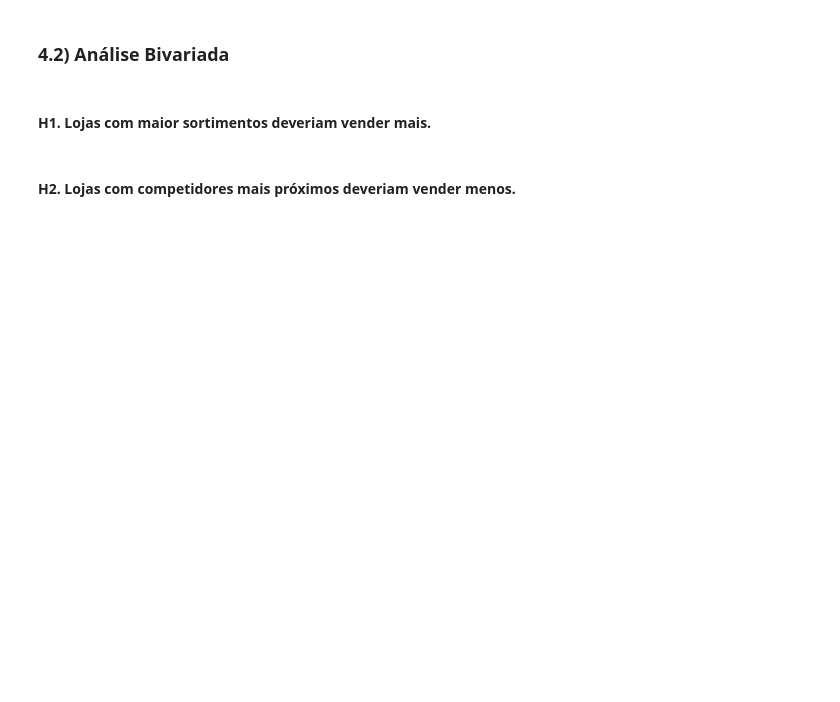
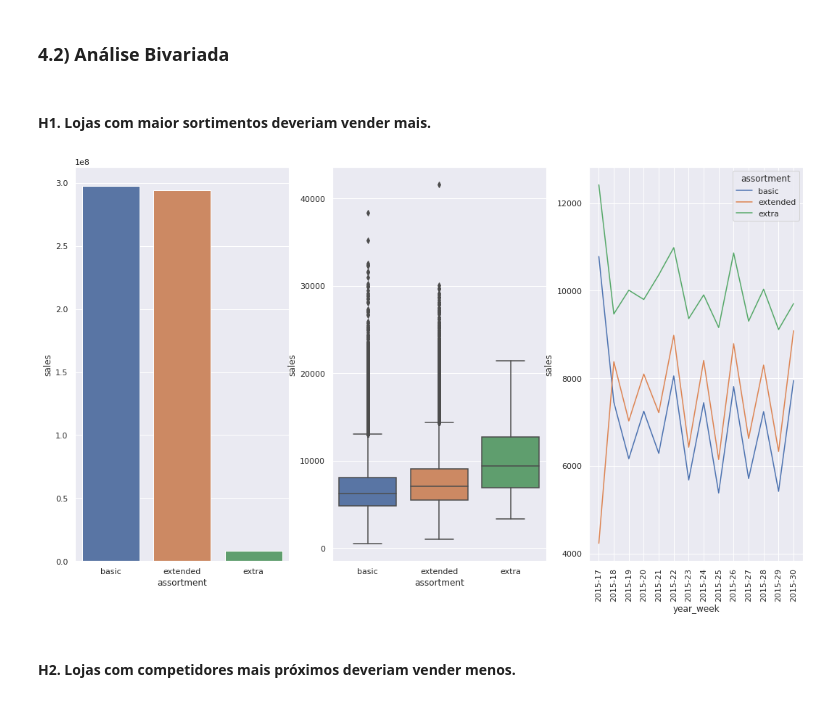
Before and after one commit to GustavoBarros11/rossmann_sales_forecast, a Jupyter notebook: ciclo1_notebook.ipynb, the cells around one changed output. Drawn from its saved outputs; the diff is of its cells as text; code cells hidden in the pictures; blank space fills up the shorter version.

```diff
--- a/ciclo1_notebook.ipynb
+++ b/ciclo1_notebook.ipynb
@@ -362,2 +374,16 @@ df_h1
+# %%
+df_h1 = df4.groupby('assortment').agg({'sales': 'sum'}).reset_index()
+df_h1_2 = df4.groupby(['year_week', 'assortment']).agg({'sales': 'mean'}).reset_index()
+
+fig, ax = plt.subplots(1, 3)
+
+sns.barplot(data=df_h1, x='assortment', y='sales', ax=ax[0])
+sns.boxplot(data=df4, y='sales', x='assortment', ax=ax[1])
+sns.lineplot(data=df_h1_2, x='year_week', y='sales', hue='assortment', ax=ax[2])
+ax[2].set_xticklabels(df_h1_2['year_week'].unique(), rotation=90)
+
+plt.show()
+# %% [output]
+[figure, added]
 # %% [markdown]
 #### H2. Lojas com competidores mais próximos deveriam vender menos.
```
Also changed, not shown: parts of 11 cells of this notebook, 1 other file.
